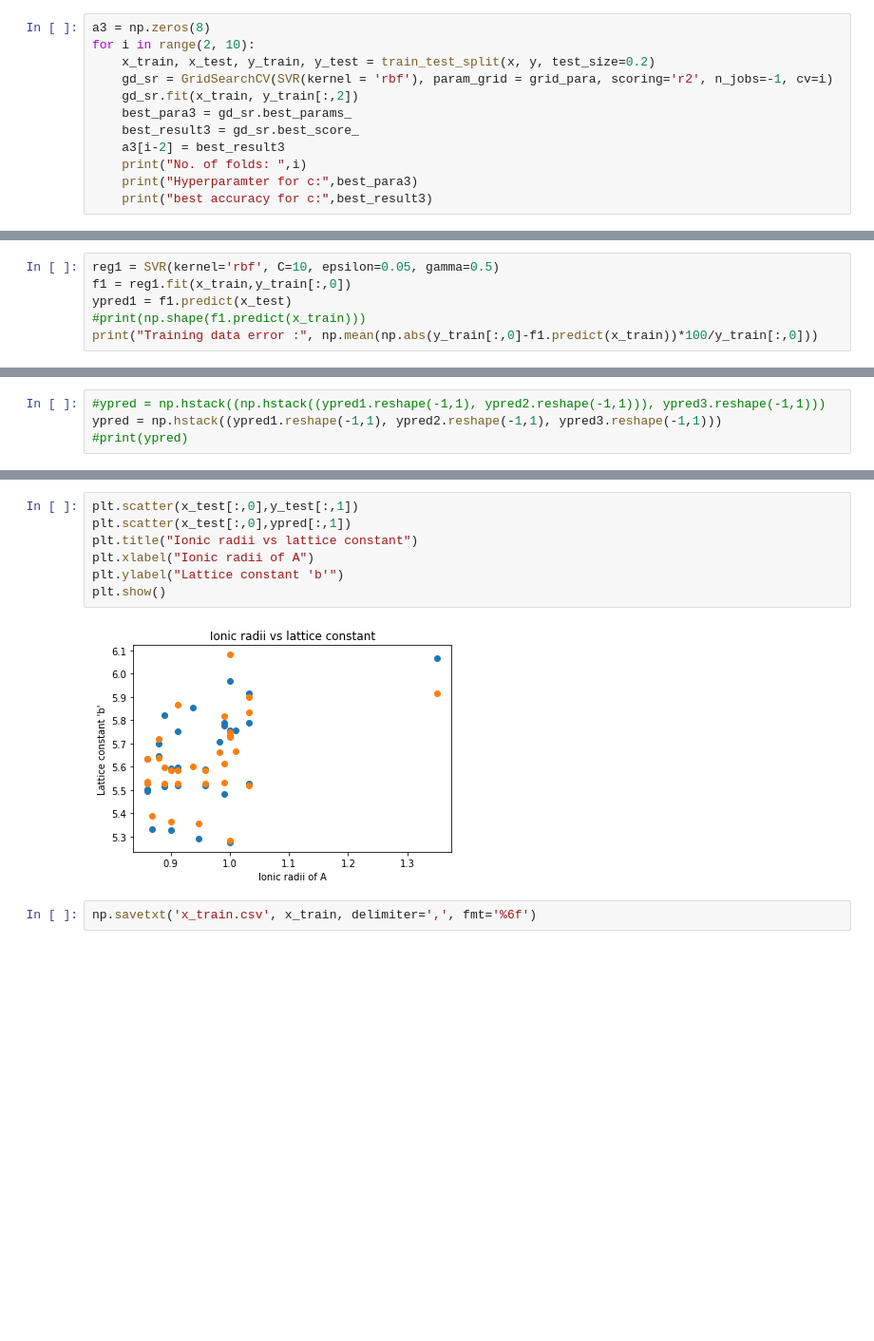
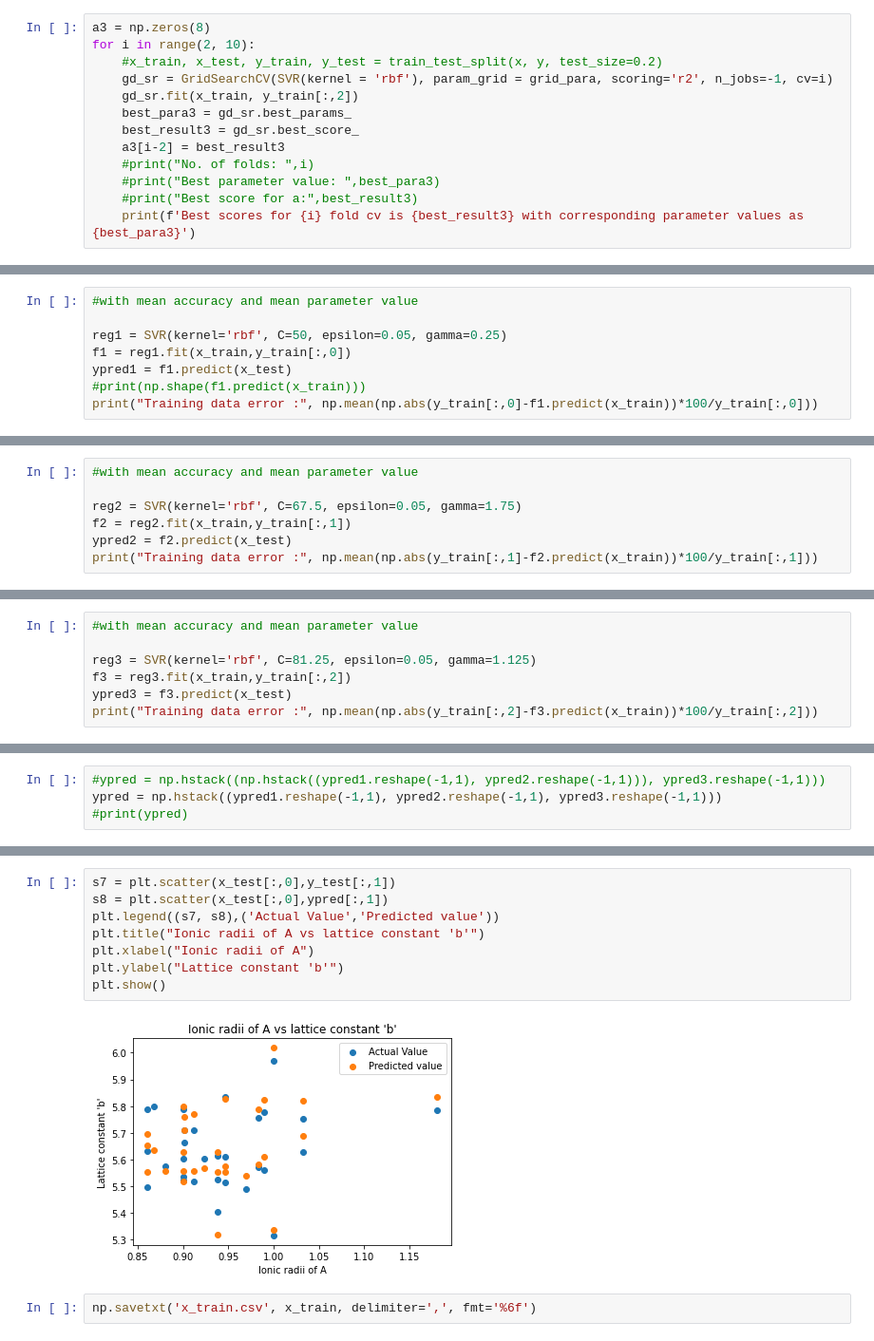
Before and after one commit to Shashank249/ML-project, a Jupyter notebook: ortho_final.ipynb, the cells around one changed output, grey strips where cells are left out. Shown at 95% size. Cells and saved outputs as stored; diff of their text form; blank space fills up the shorter version.

```diff
--- a/ortho_final.ipynb
+++ b/ortho_final.ipynb
@@ -114,13 +95,14 @@ plt.show()
 # %%
 a3 = np.zeros(8)
 for i in range(2, 10):
-    x_train, x_test, y_train, y_test = train_test_split(x, y, test_size=0.2)
+    #x_train, x_test, y_train, y_test = train_test_split(x, y, test_size=0.2)
     gd_sr = GridSearchCV(SVR(kernel = 'rbf'), param_grid = grid_para, scoring='r2', n_jobs=-1, cv=i)
     gd_sr.fit(x_train, y_train[:,2])
     best_para3 = gd_sr.best_params_
     best_result3 = gd_sr.best_score_
     a3[i-2] = best_result3
-    print("No. of folds: ",i)
-    print("Hyperparamter for c:",best_para3)
-    print("best accuracy for c:",best_result3)
+    #print("No. of folds: ",i)
+    #print("Best parameter value: ",best_para3)
+    #print("Best score for a:",best_result3)
+    print(f'Best scores for {i} fold cv is {best_result3} with corresponding parameter values as {best_para3}')
 # %% [output]
@@ -153,5 +144,7 @@ plt.show()
 # %%
-reg1 = SVR(kernel='rbf', C=10, epsilon=0.05, gamma=0.5)
+#with mean accuracy and mean parameter value
+
+reg1 = SVR(kernel='rbf', C=50, epsilon=0.05, gamma=0.25)
 f1 = reg1.fit(x_train,y_train[:,0])
 ypred1 = f1.predict(x_test)
 #print(np.shape(f1.predict(x_train)))
@@ -167,0 +164,7 @@ Training data error : 0.7674208217896623
+# %%
+#with mean accuracy and mean parameter value
+
+reg2 = SVR(kernel='rbf', C=67.5, epsilon=0.05, gamma=1.75)
+f2 = reg2.fit(x_train,y_train[:,1])
+ypred2 = f2.predict(x_test)
+print("Training data error :", np.mean(np.abs(y_train[:,1]-f2.predict(x_train))*100/y_train[:,1]))
@@ -174,0 +183,7 @@ Training data error : 0.4549417913293777
+# %%
+#with mean accuracy and mean parameter value
+
+reg3 = SVR(kernel='rbf', C=81.25, epsilon=0.05, gamma=1.125)
+f3 = reg3.fit(x_train,y_train[:,2])
+ypred3 = f3.predict(x_test)
+print("Training data error :", np.mean(np.abs(y_train[:,2]-f3.predict(x_train))*100/y_train[:,2]))
@@ -246,12 +259,13 @@ plt.show()
 # %%
-plt.scatter(x_test[:,0],y_test[:,1])
-plt.scatter(x_test[:,0],ypred[:,1])
-plt.title("Ionic radii vs lattice constant")
+s7 = plt.scatter(x_test[:,0],y_test[:,1])
+s8 = plt.scatter(x_test[:,0],ypred[:,1])
+plt.legend((s7, s8),('Actual Value','Predicted value'))
+plt.title("Ionic radii of A vs lattice constant 'b'")
 plt.xlabel("Ionic radii of A")
 plt.ylabel("Lattice constant 'b'")
 plt.show()
 # %% [output]
-[figure, old version]
+[figure, new version]
 # %%
 np.savetxt('x_train.csv', x_train, delimiter=',', fmt='%6f')
 # %%
```
Also changed, not shown: parts of 22 cells of this notebook, 4 other files.
